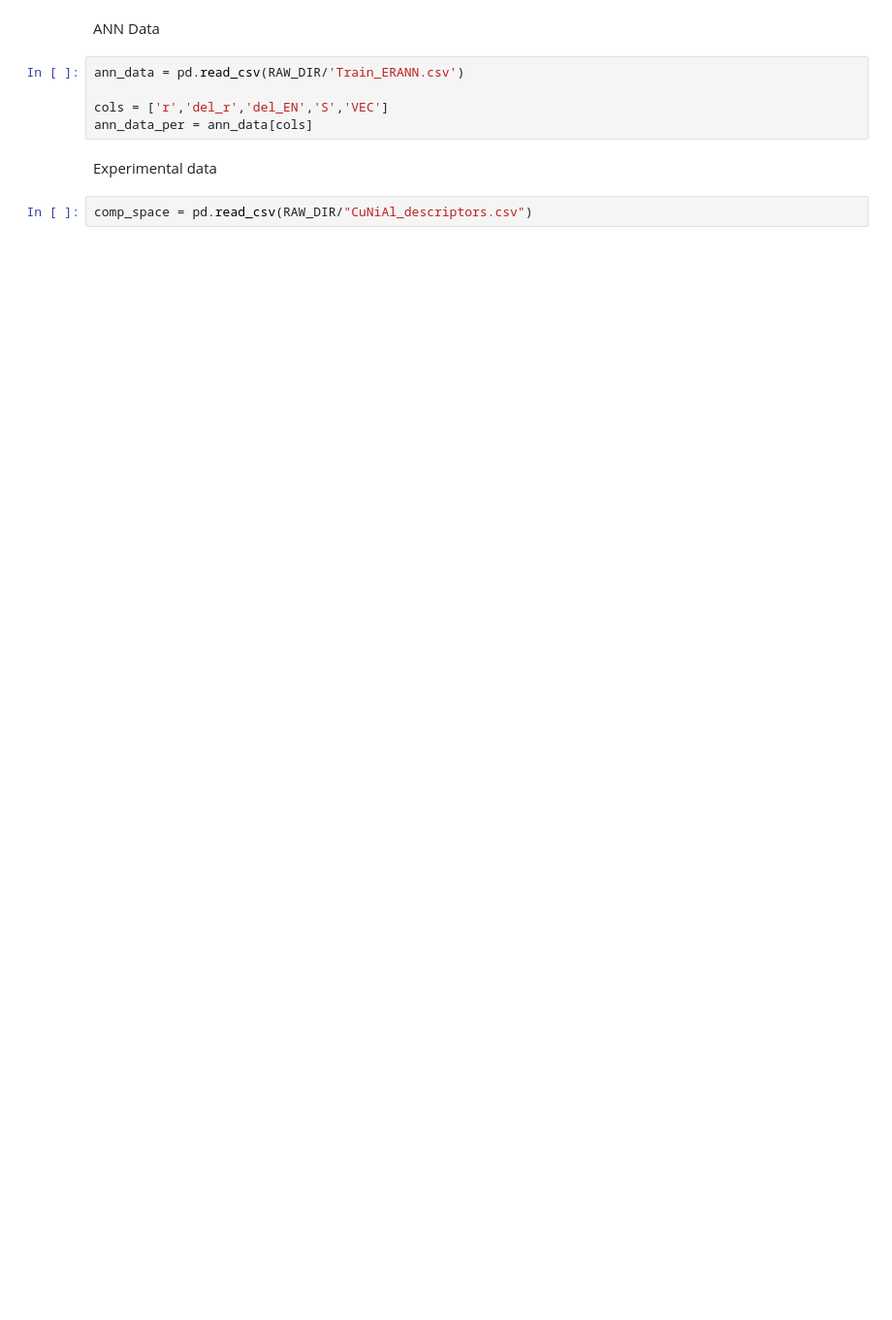
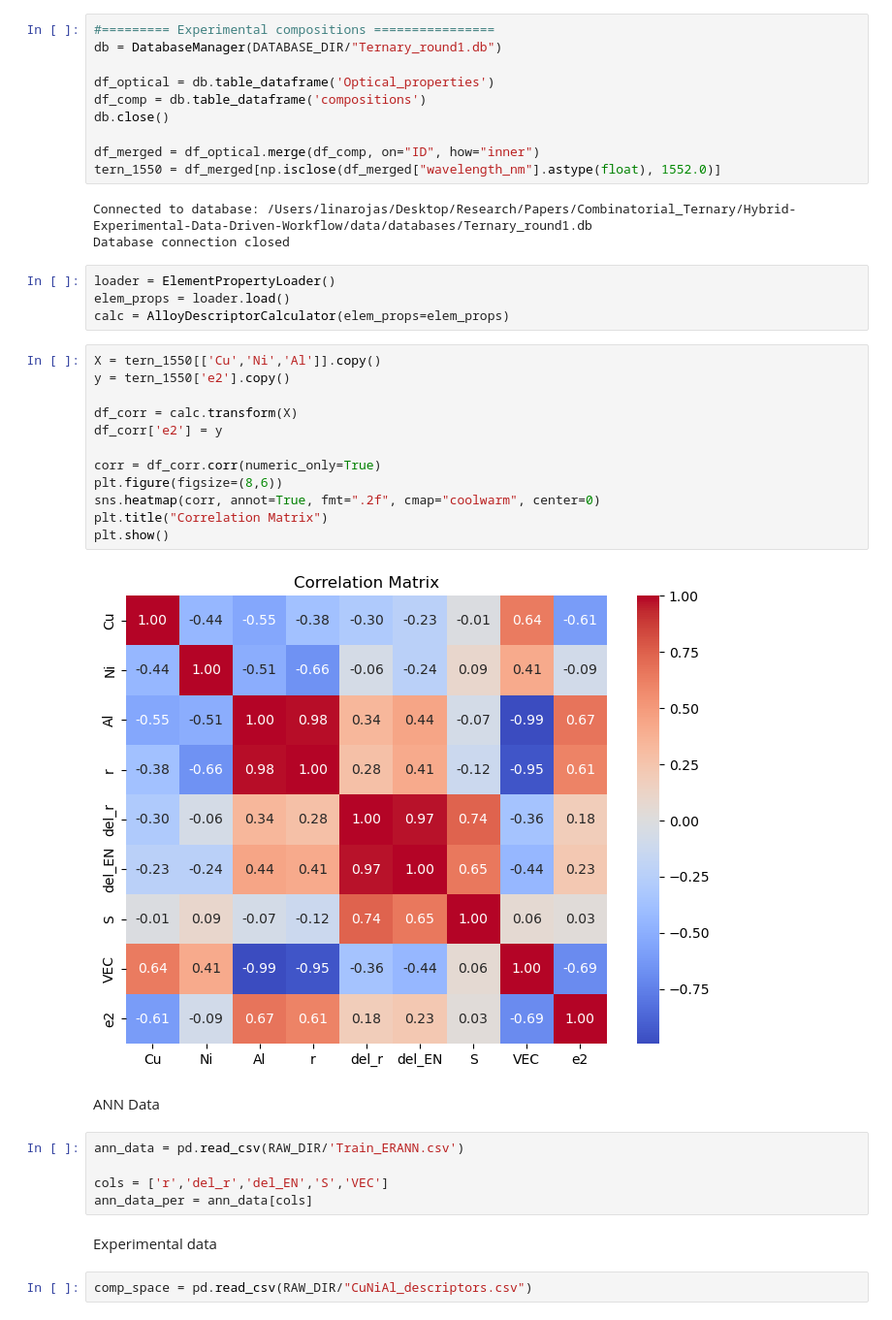
Before and after one commit to linarojas0824/Hybrid-Experimental-Data-Driven-Workflow, a Jupyter notebook: scripts/Notebooks/05_Clustering.ipynb, the cells around one changed output. Shown at 97% size. Saved outputs shown, nothing was run; the diff lists cells and outputs as text; blank space fills up the shorter version.

```diff
--- a/scripts/Notebooks/05_Clustering.ipynb
+++ b/scripts/Notebooks/05_Clustering.ipynb
@@ -15,3 +33,34 @@ from hdbscan import approximate_predict
+# %%
+#========= Experimental compositions ================
+db = DatabaseManager(DATABASE_DIR/"Ternary_round1.db")
+
+df_optical = db.table_dataframe('Optical_properties')
+df_comp = db.table_dataframe('compositions')
+db.close()
+
+df_merged = df_optical.merge(df_comp, on="ID", how="inner")
+tern_1550 = df_merged[np.isclose(df_merged["wavelength_nm"].astype(float), 1552.0)]
+# %% [output]
+Connected to database: /Users/linarojas/Desktop/Research/Papers/Combinatorial_Ternary/Hybrid-Experimental-Data-Driven-Workflow/data/databases/Ternary_round1.db
+Database connection closed
+# %%
+loader = ElementPropertyLoader()
+elem_props = loader.load()
+calc = AlloyDescriptorCalculator(elem_props=elem_props)
+# %%
+X = tern_1550[['Cu','Ni','Al']].copy()
+y = tern_1550['e2'].copy()
+
+df_corr = calc.transform(X)
+df_corr['e2'] = y
+
+corr = df_corr.corr(numeric_only=True)
+plt.figure(figsize=(8,6))
+sns.heatmap(corr, annot=True, fmt=".2f", cmap="coolwarm", center=0)
+plt.title("Correlation Matrix")
+plt.show()
+# %% [output]
+[figure, added]
 # %% [markdown]
 ANN Data
 # %%
```
Also changed, not shown: parts of 5 cells of this notebook, 2 other files.
